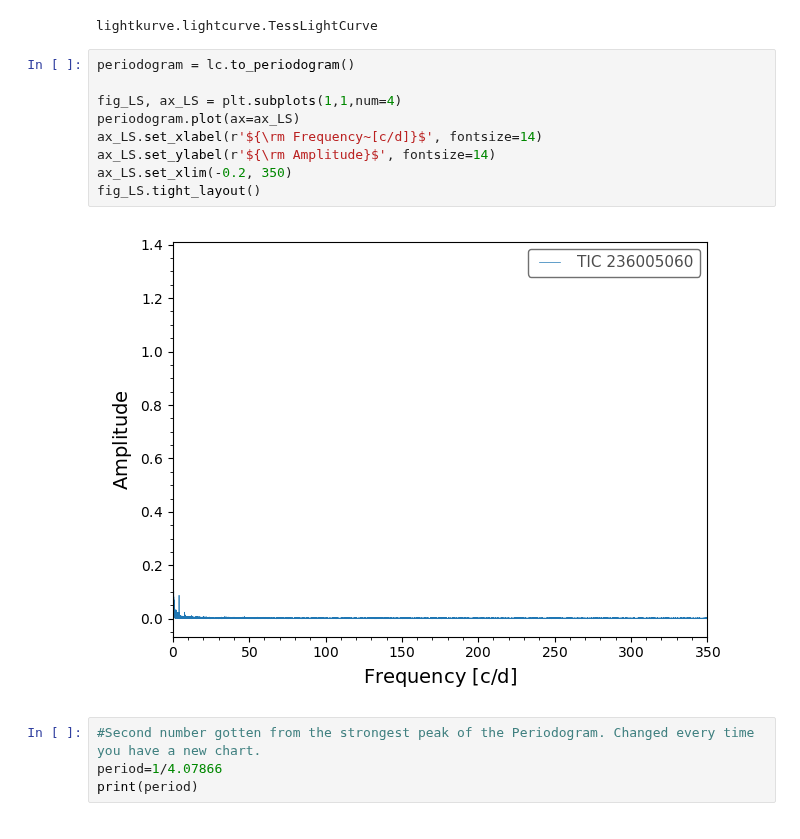
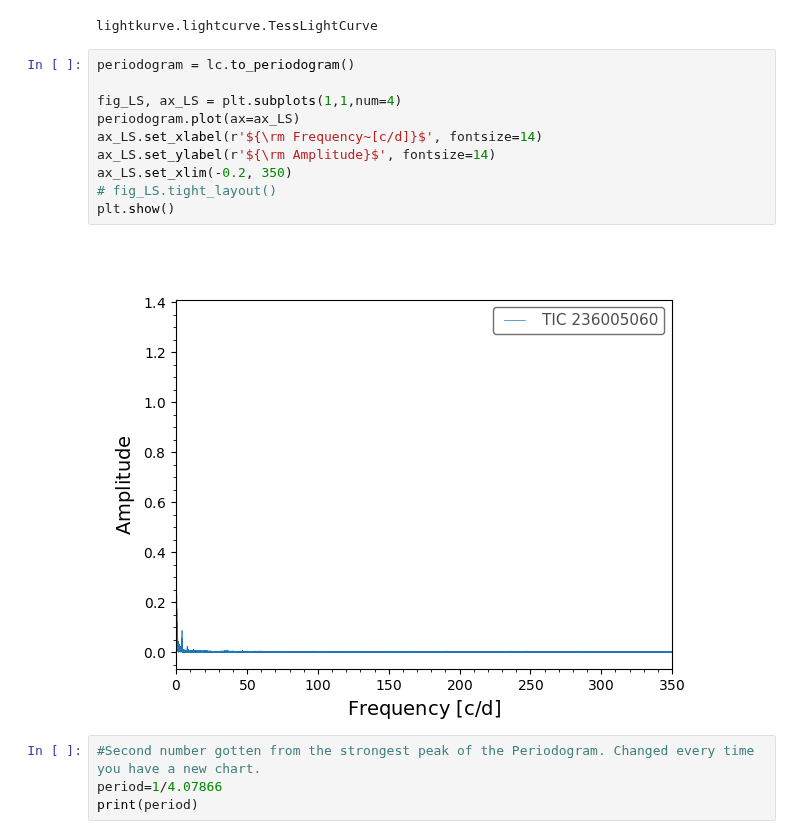
Before and after one commit to katerickels/CV-Analyzer, a Jupyter notebook: Old Data/Eclipsing CVs/Light Curve and Periodogram of an Eclipsing CVs.ipynb, the cells around one changed output. Saved outputs shown, nothing was run; the diff lists cells and outputs as text.

```diff
--- a/Old Data/Eclipsing CVs/Light Curve and Periodogram of an Eclipsing CVs.ipynb
+++ b/Old Data/Eclipsing CVs/Light Curve and Periodogram of an Eclipsing CVs.ipynb
@@ -48,14 +48,15 @@ lightkurve.lightcurve.TessLightCurve
 # %%
 periodogram = lc.to_periodogram()
 
 fig_LS, ax_LS = plt.subplots(1,1,num=4)
 periodogram.plot(ax=ax_LS)
 ax_LS.set_xlabel(r'${\rm Frequency~[c/d]}$', fontsize=14)
 ax_LS.set_ylabel(r'${\rm Amplitude}$', fontsize=14)
 ax_LS.set_xlim(-0.2, 350)
-fig_LS.tight_layout()
+# fig_LS.tight_layout()
+plt.show()
 # %% [output]
-[figure, old version]
+[figure, new version]
 # %%
 #Second number gotten from the strongest peak of the Periodogram. Changed every time you have a new chart.
 period=1/4.07866
```
